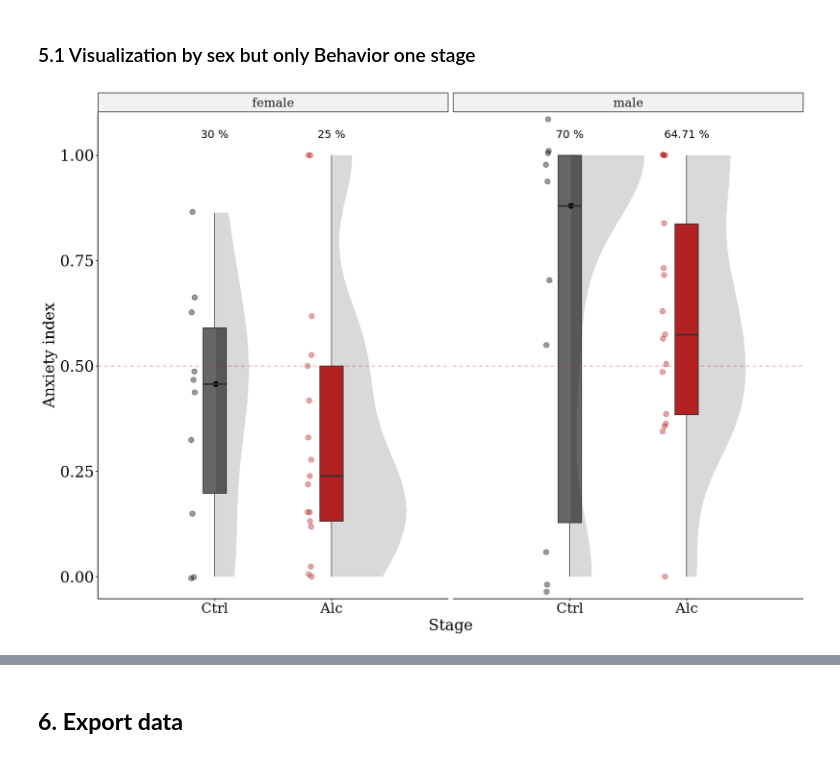
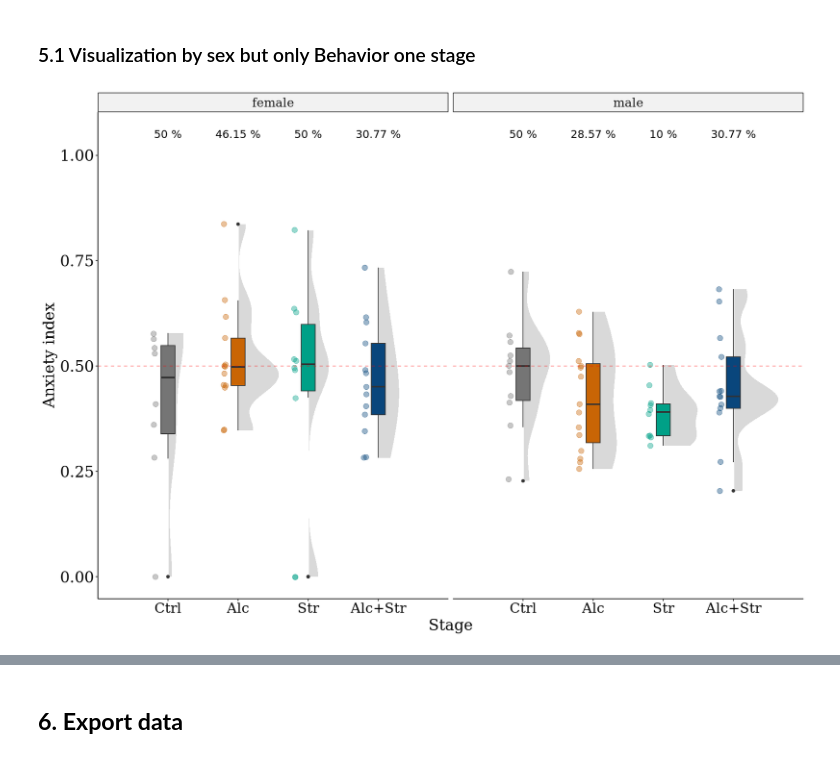
Before and after one commit to JalilRT/Sudmex_alcohol_stress, a Jupyter notebook: code/Behavior_metrics_short.ipynb, the cells around one changed output, grey strips where cells are left out. Drawn from its saved outputs; the diff is of its cells as text; code cells hidden in the pictures.

```diff
--- a/code/Behavior_metrics_short.ipynb
+++ b/code/Behavior_metrics_short.ipynb
@@ -409,5 +499,3 @@ EPM_AI <- left_join(EPM_timeArms,EPM_entries) %>%
-# %%
-EPM_AI$class <- EPM_AI$class %>% replace_na('Ctrl')
 # %% [markdown]
 ## **4. Exploratory data analysis**
 # %%
@@ -695,12 +729,13 @@ A tibble: 0 × 8
 # %% [markdown]
 ## **5. Visualization**
+# %%
+pal_sex <- c(alpha("#83458E",1),alpha("#28799f",1))
+pal_class <- c("#DF9A57","#B22222","#217175","#44355B")
+pal_group <- c("#757575","#C96505","#00A087","#09467C")
+pal_groupSex <- c("#737373","#424242","#7DA2E8","#00688B","#9780F4","#6C3F81","#B22222","#217175")
 # %%
 Perc_Group <- EPM_AI %>% group_by(Group,Stage) %>%
               summarise(proportion = (sum(Anxiety_index > 0.5,na.rm = T)/(sum(Anxiety_index < 0.5,na.rm = T) + sum(Anxiety_index > 0.5,na.rm = T))) * 100 )
-Perc_class <- EPM_AI %>% group_by(class,Stage) %>%
-              summarise(proportion = (sum(Anxiety_index > 0.5,na.rm = T)/(sum(Anxiety_index < 0.5,na.rm = T) + sum(Anxiety_index > 0.5,na.rm = T))) * 100 )
 Perc_Group_sex <- EPM_AI %>% filter(Stage == "T2") %>% group_by(Group,Sex) %>%
               summarise(proportion = (sum(Anxiety_index > 0.5,na.rm = T)/(sum(Anxiety_index < 0.5,na.rm = T) + sum(Anxiety_index > 0.5,na.rm = T))) * 100 )
-Perc_class_sex <- EPM_AI %>% filter(Stage == "T2") %>% group_by(class,Sex) %>%
-              summarise(proportion = (sum(Anxiety_index > 0.5,na.rm = T)/(sum(Anxiety_index < 0.5,na.rm = T) + sum(Anxiety_index > 0.5,na.rm = T))) * 100 )
 # %% [output]
@@ -727,7 +762,7 @@ Plot_EPM.AI <- EPM_AI %>%
   stat_compare_means(aes(label = ..p.signif..),method = "t.test",
                      label.x = 1.5, hide.ns = TRUE) +
   theme(legend.position = "none") +
-  annotate("segment", x = 0, xend = 3, y = 0.5, yend = 0.5, colour = "red", linetype=2, alpha=0.5) +
+  annotate("segment", x = 0, xend = 5, y = 0.5, yend = 0.5, colour = "red", linetype=2, alpha=0.5) +
   geom_text(data = data.frame(Group = c(Perc_Group$Group[1],Perc_Group$Group[3]),
                                         Stage = c(Perc_Group$Stage[1],Perc_Group$Stage[2]),
                                         label = c(paste0(round(Perc_Group$proportion[1],2)," %"),
@@ -737,6 +772,16 @@ Plot_EPM.AI <- EPM_AI %>%
                                         Stage = c(Perc_Group$Stage[3],Perc_Group$Stage[4]),
                                         label = c(paste0(round(Perc_Group$proportion[2],2)," %"),
                                                   paste0(round(Perc_Group$proportion[4],2)," %"))),
-            aes(x = 2, y = 1.05, label = label), size = 5)
+            aes(x = 2, y = 1.05, label = label), size = 5) +
+  geom_text(data = data.frame(Group = c(Perc_Group$Group[5],Perc_Group$Group[6]),
+                                        Stage = c(Perc_Group$Stage[5],Perc_Group$Stage[6]),
+                                        label = c(paste0(round(Perc_Group$proportion[5],2)," %"),
+                                                  paste0(round(Perc_Group$proportion[6],2)," %"))),
+            aes(x = 3, y = 1.05, label = label), size = 5) +
+  geom_text(data = data.frame(Group = c(Perc_Group$Group[7],Perc_Group$Group[8]),
+                                        Stage = c(Perc_Group$Stage[7],Perc_Group$Stage[8]),
+                                        label = c(paste0(round(Perc_Group$proportion[7],2)," %"),
+                                                  paste0(round(Perc_Group$proportion[8],2)," %"))),
+            aes(x = 4, y = 1.05, label = label), size = 5)
 Plot_EPM.AI
 # %% [output]
@@ -784,31 +791,41 @@ Plot_EPM.AI_class
 # %%
 Sex.Plot_EPM.AI <- EPM_AI %>% filter(Stage == "T2") %>%
   ggplot(aes(x = Group,y = Anxiety_index,
              fill = Group)) + facet_grid(. ~ Sex) +
   stat_halfeye(
       adjust = .8, width = .7, fill = "grey85",
       interval_colour = NA,
       position = position_nudge(x = .01),
       aes(thickness = stat(f*n))) +
   xlab("Stage") + ylab("Anxiety index") +
   scale_color_manual(values = pal_group) +
   scale_fill_manual(values = pal_group) +
   geom_half_point(side = "l", aes(color = Group, fill = Group),
                   range_scale = .1, alpha = .4, size = 3) +
   geom_boxplot(width = .2) +
   theme_pubr() + theme(legend.position = "none") +
   theme_settings  +
-  annotate("segment", x = 0, xend = 3, y = 0.5, yend = 0.5, colour = "red", linetype=2, alpha=0.5) +
+  annotate("segment", x = 0, xend = 5, y = 0.5, yend = 0.5, colour = "red", linetype=2, alpha=0.5) +
   geom_text(data = data.frame(Group = c(Perc_Group_sex$Group[1],Perc_Group_sex$Group[2]),
                               Sex = c(Perc_Group_sex$Sex[1],Perc_Group_sex$Sex[2]),
                               label = c(paste0(round(Perc_Group_sex$proportion[1],2)," %"),
                                         paste0(round(Perc_Group_sex$proportion[2],2)," %"))),
             aes(x = 1, y = 1.05, label = label), size = 5) +
   geom_text(data = data.frame(Group = c(Perc_Group_sex$Group[3],Perc_Group_sex$Group[4]),
                               Sex = c(Perc_Group_sex$Sex[3],Perc_Group_sex$Sex[4]),
                               label = c(paste0(round(Perc_Group_sex$proportion[3],2)," %"),
                                         paste0(round(Perc_Group_sex$proportion[4],2)," %"))),
-            aes(x = 2, y = 1.05, label = label), size = 5)
+            aes(x = 2, y = 1.05, label = label), size = 5) +
+  geom_text(data = data.frame(Group = c(Perc_Group_sex$Group[5],Perc_Group_sex$Group[6]),
+                              Sex = c(Perc_Group_sex$Sex[5],Perc_Group_sex$Sex[6]),
+                              label = c(paste0(round(Perc_Group_sex$proportion[5],2)," %"),
+                                        paste0(round(Perc_Group_sex$proportion[6],2)," %"))),
+            aes(x = 3, y = 1.05, label = label), size = 5) +
+  geom_text(data = data.frame(Group = c(Perc_Group_sex$Group[7],Perc_Group_sex$Group[8]),
+                              Sex = c(Perc_Group_sex$Sex[7],Perc_Group_sex$Sex[8]),
+                              label = c(paste0(round(Perc_Group_sex$proportion[7],2)," %"),
+                                        paste0(round(Perc_Group_sex$proportion[8],2)," %"))),
+            aes(x = 4, y = 1.05, label = label), size = 5)
 Sex.Plot_EPM.AI
 # %% [output]
-[figure, old version]
+[figure, new version]
```
Also changed, not shown: parts of 115 cells of this notebook, 7 other files.
